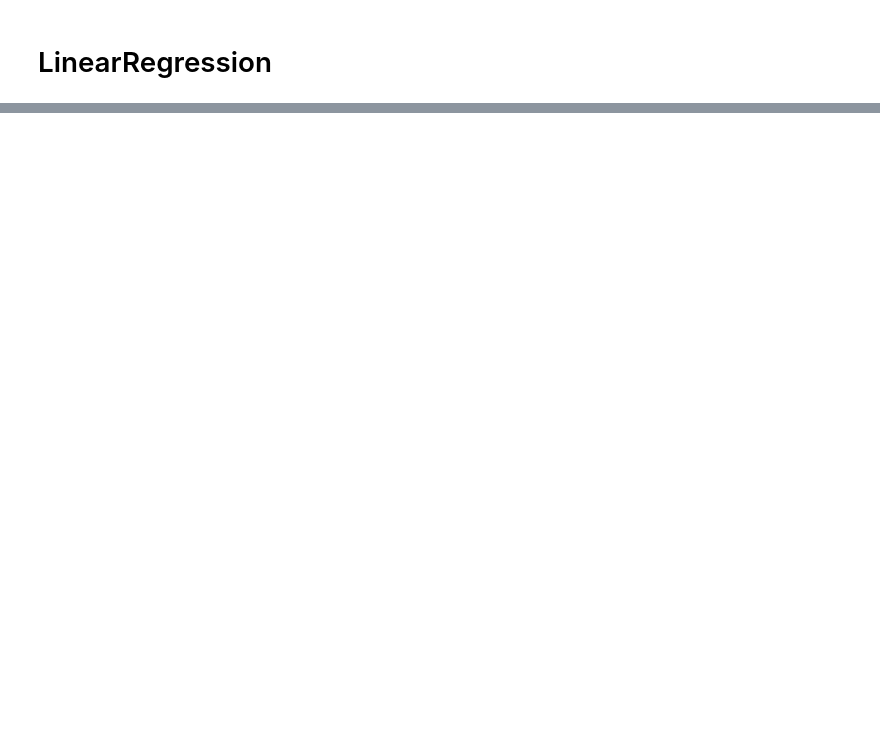
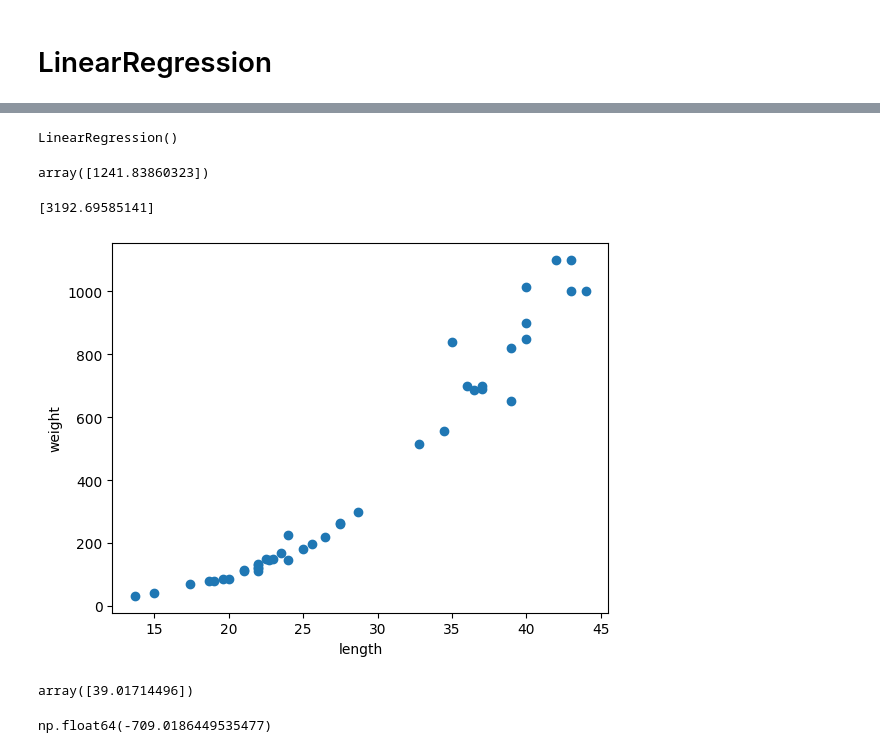
Before and after one commit to dMario24/fr, a Jupyter notebook: note/LinearRegression.ipynb, the cells around one changed output, grey strips where cells are left out. Saved outputs shown, nothing was run; the diff lists cells and outputs as text; code cells hidden in the pictures; blank space fills up the shorter version.

```diff
--- a/note/LinearRegression.ipynb
+++ b/note/LinearRegression.ipynb
@@ -31,0 +72,31 @@ test_input = test_input.reshape(-1, 1)
+# %%
+lr.fit(train_input, train_target)
+# %% [output]
+LinearRegression()
+# %%
+lr.predict([[50]])
+# %% [output]
+array([1241.83860323])
+# %%
+print(lr.predict([[100]]))
+# %% [output]
+[3192.69585141]
+# %%
+A = lr.coef_ # 계수
+B = lr.intercept_ # 절편, 독립항
+
+plt.scatter(train_input, train_target)
+plt.xlabel('length')
+plt.ylabel('weight')
+
+plt.show()
+# %% [output]
+[figure, added]
+# %%
+A
+# %% [output]
+array([39.01714496])
+# %%
+B
+# %% [output]
+np.float64(-709.0186449535477)
```
Also changed, not shown: parts of 20 cells of this notebook, 1 other file.
